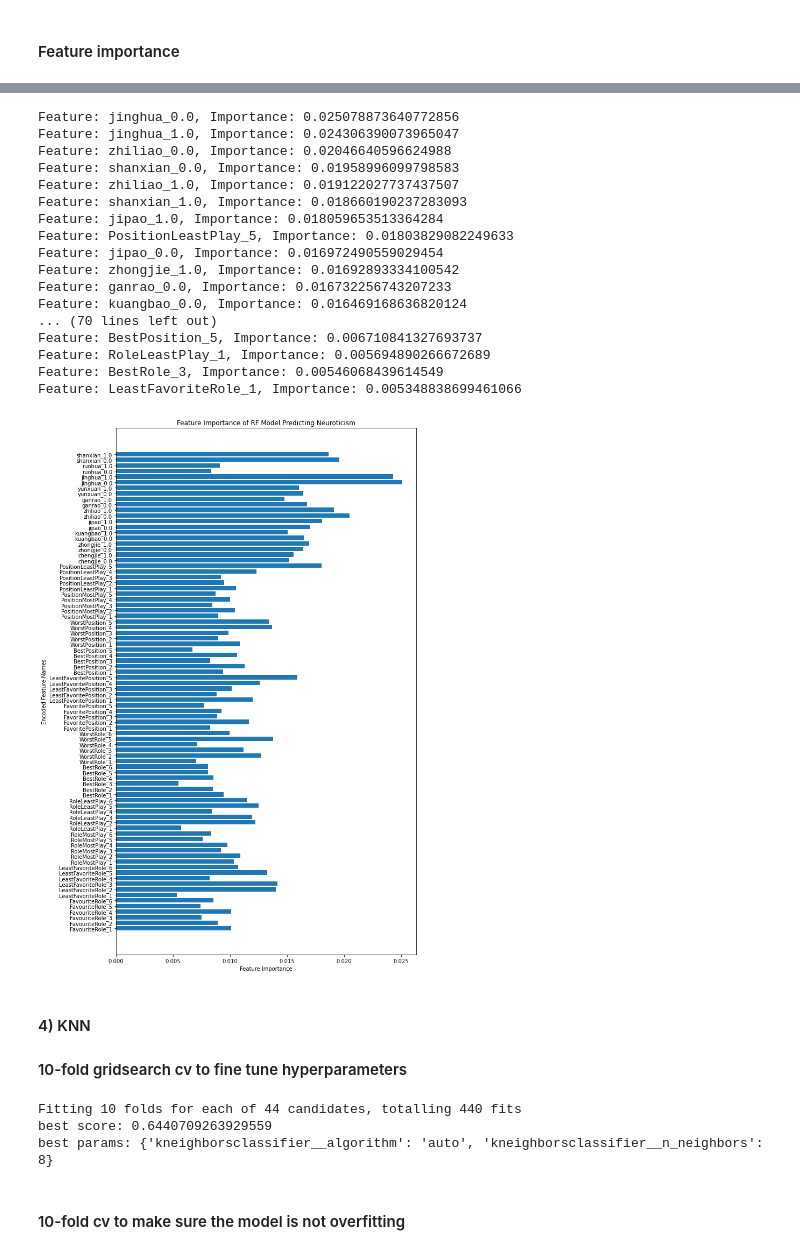
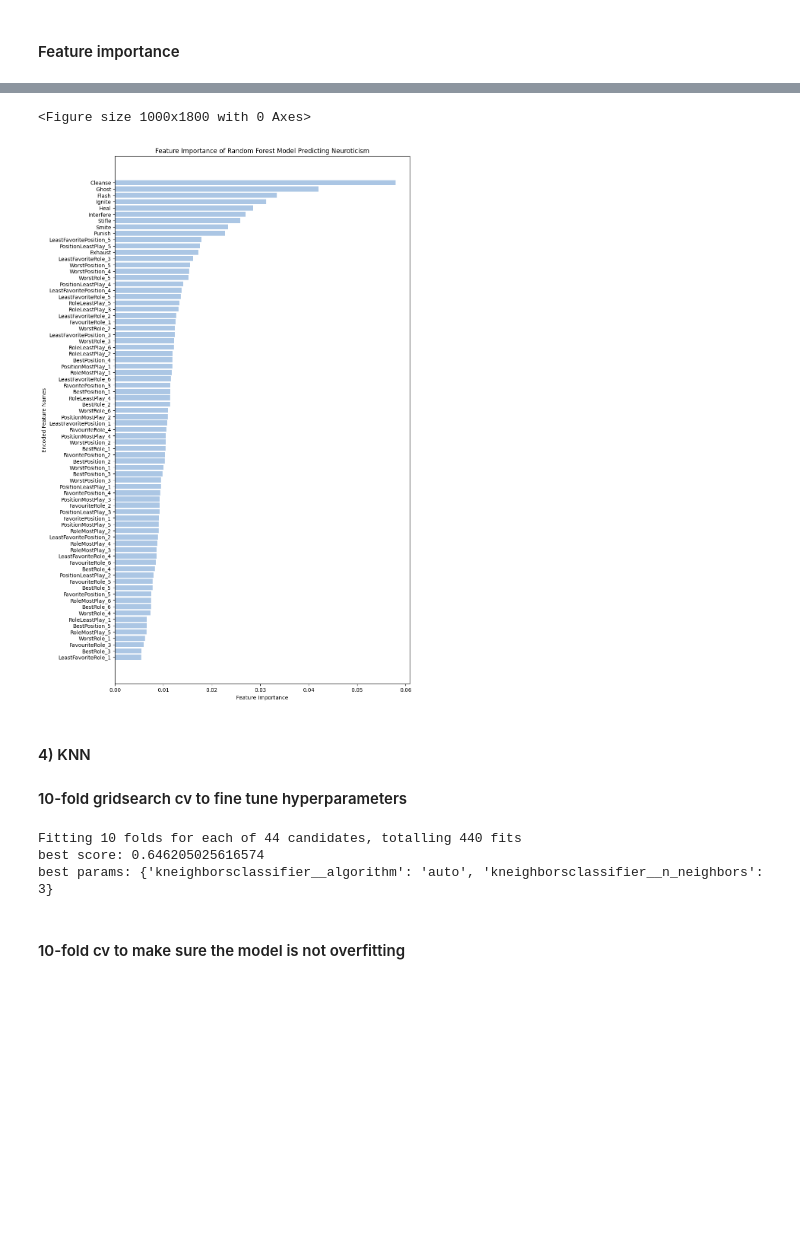
Before and after one commit to Kilig1210/MOBA-game, a Jupyter notebook: final analysis (feature importance).ipynb, the cells around one changed output, grey strips where cells are left out. Cells and saved outputs as stored; diff of their text form; code cells hidden in the pictures; blank space fills up the shorter version.

```diff
--- a/final analysis (feature importance).ipynb
+++ b/final analysis (feature importance).ipynb
@@ -160,10 +187,8 @@ print(f1)
 #### 1) Logistic Regression
 #### 10-fold gridsearch cv to fine tune the hyperparameters
 # %%
-# OneHotEncoder to make sure the multicategorical data are nominal data instead of ordinal data
 
-lr = make_pipeline(OneHotEncoder(),
-                   LogisticRegression(class_weight='balanced', random_state=42))
+lr = make_pipeline(LogisticRegression(class_weight='balanced', random_state=42))
 
 lr_param_grid={'logisticregression__C': [0.01, 0.1, 1.0, 10, 100],
                'logisticregression__solver': ['newton-cg', 'sag', 'saga','lbfgs']}
@@ -210,8 +235,7 @@ weighted avg       0.66      0.66      0.66       265
 #### 2) Decision Tree
 #### 10-fold gridsearch cv to fine tune the hyperparameters
 # %%
-dt = make_pipeline(OneHotEncoder(),
-                   DecisionTreeClassifier(class_weight='balanced', random_state=42))
+dt = make_pipeline(DecisionTreeClassifier(class_weight='balanced', random_state=42))
 
 dt_param_grid={'decisiontreeclassifier__criterion': ['gini', 'entropy', 'log_loss'],
                'decisiontreeclassifier__max_depth': [20, 30, 40, 50, 60, 70, 80, 90, 100]}
@@ -258,8 +291,7 @@ weighted avg       0.66      0.66      0.66       265
 #### 3) Random Forest
 #### 10-fold gridsearch cv to fine tune the hyperparameters
 # %%
-rf = make_pipeline(OneHotEncoder(),
-                   RandomForestClassifier(class_weight='balanced', random_state=42))
+rf = make_pipeline(RandomForestClassifier(class_weight='balanced', random_state=42))
 
 rf_param_grid={'randomforestclassifier__n_estimators': [150, 300, 500],
                'randomforestclassifier__criterion': ['gini', 'entropy', 'log_loss'],
@@ -316,52 +344,34 @@ Pipeline(steps=[('onehotencoder', OneHotEncoder()),
 # %%
-# Get the feature importance from the RandomForestClassifier object
-classifier = best_rf.steps[1][1]
-feature_importance = classifier.feature_importances_
 
-# Sort the feature importance in descending order
-sorted_idx = feature_importance.argsort()[::-1]
+feature_importance = best_rf.named_steps['randomforestclassifier'].feature_importances_
 
-# Get the original feature names and the corresponding one-hot encoded indices
-encoder = best_rf.steps[0][1]
-encoded_feature_names = encoder.get_feature_names(input_features=X.columns)
 
-# Print the feature importance of the encoded features
-for idx in sorted_idx:
-    print(f"Feature: {encoded_feature_names[idx]}, "
-          f"Importance: {feature_importance[idx]}")
+feature_importance_df = pd.DataFrame({
+    'Feature': X_train.columns,
+    'Importance': feature_importance
+})
+
+feature_importance_df = feature_importance_df.sort_values(by='Importance', ascending=True)
+
+plt.figure(figsize=(10,18))
+
+
+
+
+plt.figure(figsize=(10, 18))
+plt.barh(feature_importance_df['Feature'], feature_importance_df['Importance'], color='#ABC6E4')
+plt.xlabel('Feature Importance')
+plt.ylabel('Encoded Feature Names')
+plt.title('Feature Importance of Random Forest Model Predicting Neuroticism')
+plt.show()
 # %% [output]
-Feature: jinghua_0.0, Importance: 0.025078873640772856
-Feature: jinghua_1.0, Importance: 0.024306390073965047
-Feature: zhiliao_0.0, Importance: 0.02046640596624988
-Feature: shanxian_0.0, Importance: 0.01958996099798583
-Feature: zhiliao_1.0, Importance: 0.019122027737437507
-Feature: shanxian_1.0, Importance: 0.018660190237283093
-Feature: jipao_1.0, Importance: 0.018059653513364284
-Feature: PositionLeastPlay_5, Importance: 0.01803829082249633
-Feature: jipao_0.0, Importance: 0.016972490559029454
-Feature: zhongjie_1.0, Importance: 0.01692893334100542
-Feature: ganrao_0.0, Importance: 0.016732256743207233
-Feature: kuangbao_0.0, Importance: 0.016469168636820124
-... (70 lines left out)
-Feature: BestPosition_5, Importance: 0.006710841327693737
-Feature: RoleLeastPlay_1, Importance: 0.005694890266672689
-Feature: BestRole_3, Importance: 0.00546068439614549
-Feature: LeastFavoriteRole_1, Importance: 0.005348838699461066
+<Figure size 1000x1800 with 0 Axes>
+[figure, added]
-# %%
-# Plot the feature importance of the encoded features in a bar plot
-plt.figure(figsize=(10,18))
-plt.barh(encoded_feature_names, feature_importance)
-plt.xlabel('Feature Importance')
-plt.ylabel('Encoded Feature Names')
-plt.title('Feature Importance of RF Model Predicting Neuroticism');
-# %% [output]
-[figure, removed]
 # %% [markdown]
 #### 4) KNN
 #### 10-fold gridsearch cv to fine tune hyperparameters
 # %%
-knn = make_pipeline(OneHotEncoder(),
-                    KNeighborsClassifier())
+knn = make_pipeline(KNeighborsClassifier())
 
 knn_param_grid={'kneighborsclassifier__n_neighbors': [1, 2, 3, 4, 5, 6, 7, 8, 9, 10, 20],
                 'kneighborsclassifier__algorithm': ['auto', 'ball_tree', 'kd_tree', 'brute']}
@@ -373,8 +383,8 @@ print(f"best score: {knn_gs.best_score_}")
 print(f"best params: {knn_gs.best_params_}")
 # %% [output]
 Fitting 10 folds for each of 44 candidates, totalling 440 fits
-best score: 0.6440709263929559
-best params: {'kneighborsclassifier__algorithm': 'auto', 'kneighborsclassifier__n_neighbors': 8}
+best score: 0.646205025616574
+best params: {'kneighborsclassifier__algorithm': 'auto', 'kneighborsclassifier__n_neighbors': 3}
 # %% [markdown]
 #### 10-fold cv to make sure the model is not overfitting
 # %%
```
Also changed, not shown: parts of 80 cells of this notebook, 3 other files.
